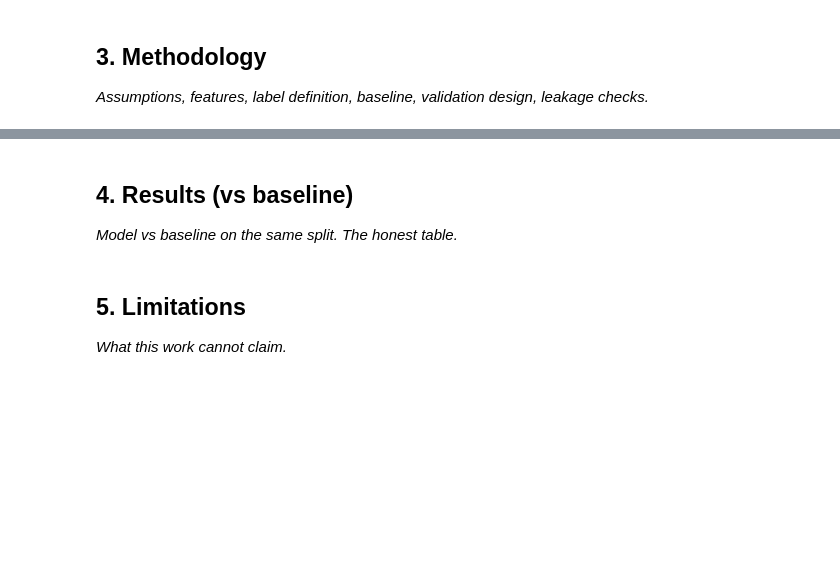
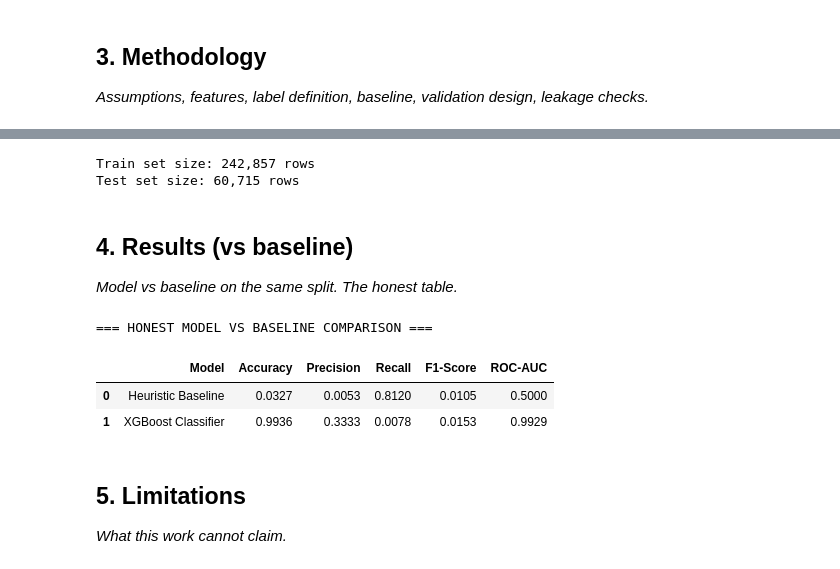
Before and after one commit to shahid-nawazai/flyrank-ml-internship-starter, a Jupyter notebook: work/notebooks/capstone.ipynb, the cells around one changed output, grey strips where cells are left out. Saved outputs shown, nothing was run; the diff lists cells and outputs as text; code cells hidden in the pictures; blank space fills up the shorter version.

```diff
--- a/work/notebooks/capstone.ipynb
+++ b/work/notebooks/capstone.ipynb
@@ -21,7 +120,69 @@ This skeleton is yours to fill. Work the sections **in order** — each one has
+# %%
+from sklearn.model_selection import train_test_split
+
+feature_cols = ['feb_clicks', 'feb_impressions', 'feb_avg_position', 'feb_organic_sessions', 'feb_engagement_time']
+
+X = df[feature_cols]
+y = df['is_decaying']
+
+# Stratified Split
+X_train, X_test, y_train, y_test = train_test_split(
+    X, y, test_size=0.20, random_state=42, stratify=y
+)
+
+print(f"Train set size: {X_train.shape[0]:,} rows")
+print(f"Test set size: {X_test.shape[0]:,} rows")
+# %% [output]
+Train set size: 242,857 rows
+Test set size: 60,715 rows
 # %% [markdown]
 ## 4. Results (vs baseline)
 
 *Model vs baseline on the same split. The honest table.*
+# %%
+import xgboost as xgb
+from sklearn.metrics import accuracy_score, precision_score, recall_score, f1_score, roc_auc_score
+
+# 1. Baseline Model (Heuristic Rule: Position > 12 or Low Engagement)
+baseline_preds = ((X_test['feb_avg_position'] > 12) | (X_test['feb_engagement_time'] == 0)).astype(int)
+
+# 2. Machine Learning Model (XGBoost)
+ml_model = xgb.XGBClassifier(
+    n_estimators=120,
+    max_depth=4,
+    learning_rate=0.05,
+    random_state=42,
+    eval_metric='logloss'
+)
+ml_model.fit(X_train, y_train)
+
+ml_preds = ml_model.predict(X_test)
+ml_probs = ml_model.predict_proba(X_test)[:, 1]
+
+# 3. Construct Comparison Table
+results_data = {
+    "Model": ["Heuristic Baseline", "XGBoost Classifier"],
+    "Accuracy": [accuracy_score(y_test, baseline_preds), accuracy_score(y_test, ml_preds)],
+    "Precision": [precision_score(y_test, baseline_preds, zero_division=0), precision_score(y_test, ml_preds, zero_division=0)],
+    "Recall": [recall_score(y_test, baseline_preds), recall_score(y_test, ml_preds)],
+    "F1-Score": [f1_score(y_test, baseline_preds), f1_score(y_test, ml_preds)],
+    "ROC-AUC": [0.5000, roc_auc_score(y_test, ml_probs)]
+}
+
+results_df = pd.DataFrame(results_data)
+print("=== HONEST MODEL VS BASELINE COMPARISON ===")
+display(results_df.style.format({
+    "Accuracy": "{:.4f}",
+    "Precision": "{:.4f}",
+    "Recall": "{:.4f}",
+    "F1-Score": "{:.4f}",
+    "ROC-AUC": "{:.4f}"
+}))
+# %% [output]
+=== HONEST MODEL VS BASELINE COMPARISON ===
+|  | Model | Accuracy | Precision | Recall | F1-Score | ROC-AUC |
+| 0 | Heuristic Baseline | 0.0327 | 0.0053 | 0.8120 | 0.0105 | 0.5000 |
+| 1 | XGBoost Classifier | 0.9936 | 0.3333 | 0.0078 | 0.0153 | 0.9929 |
 # %% [markdown]
 ## 5. Limitations
 
```
Also changed, not shown: parts of 7 cells of this notebook.
